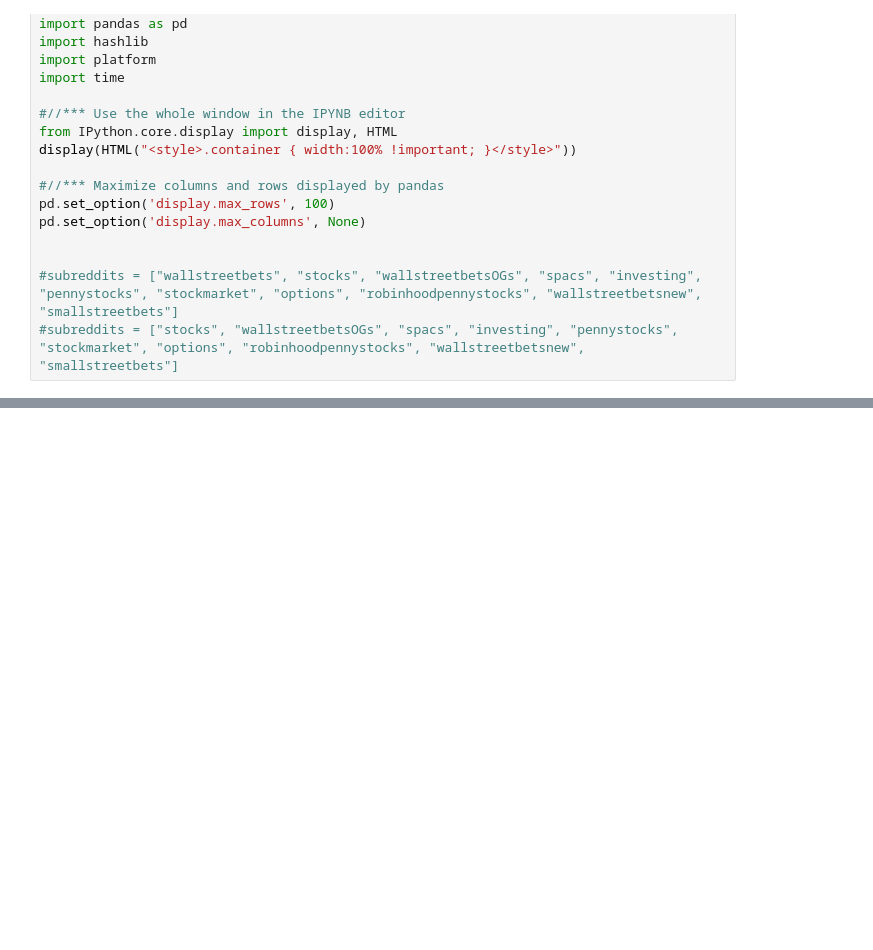
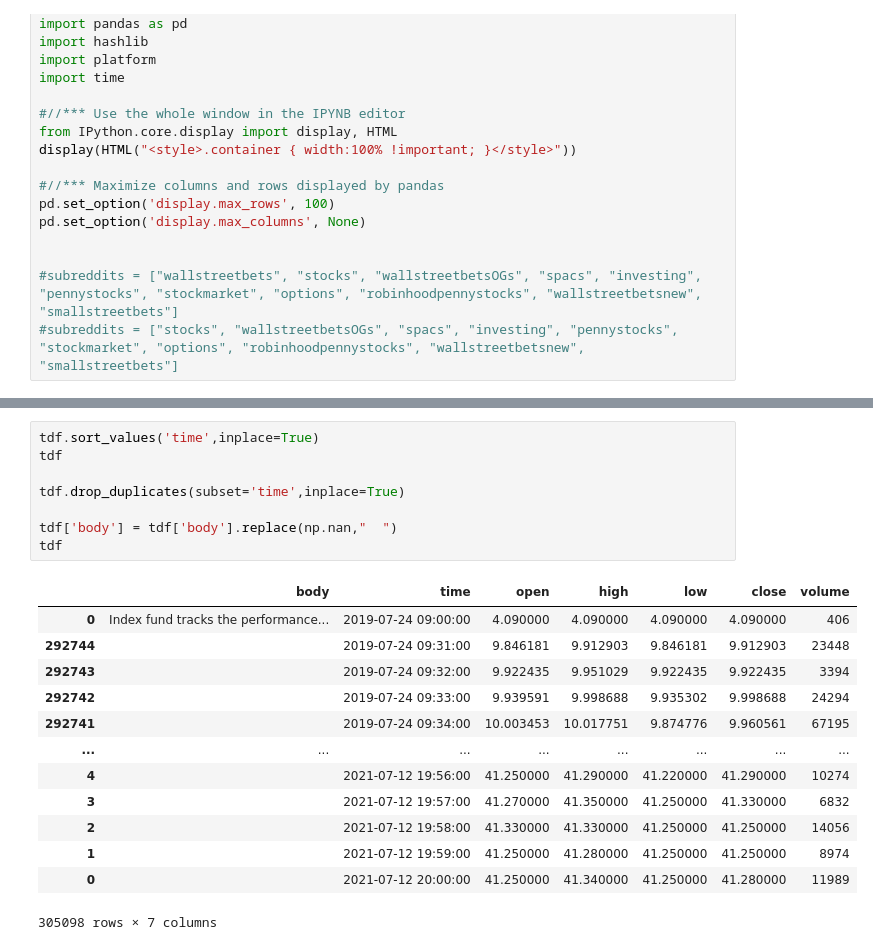
Before and after one commit to kstoneburner/DSC630_TermProject, a Jupyter notebook: Scratch_notebook_Kurt.ipynb, the cells around one changed output, grey strips where cells are left out. Drawn from its saved outputs; the diff is of its cells as text; blank space fills up the shorter version.

```diff
--- a/Scratch_notebook_Kurt.ipynb
+++ b/Scratch_notebook_Kurt.ipynb
@@ -78,0 +89,22 @@ print(df)
+# %%
+tdf.sort_values('time',inplace=True)
+tdf
+
+tdf.drop_duplicates(subset='time',inplace=True)
+
+tdf['body'] = tdf['body'].replace(np.nan,"  ")
+tdf
+# %% [output]
+|  | body | time | open | high | low | close | volume |
+| 0 | Index fund tracks the performance... | 2019-07-24 09:00:00 | 4.090000 | 4.090000 | 4.090000 | 4.090000 | 406 |
+| 292744 |  | 2019-07-24 09:31:00 | 9.846181 | 9.912903 | 9.846181 | 9.912903 | 23448 |
+| 292743 |  | 2019-07-24 09:32:00 | 9.922435 | 9.951029 | 9.922435 | 9.922435 | 3394 |
+| 292742 |  | 2019-07-24 09:33:00 | 9.939591 | 9.998688 | 9.935302 | 9.998688 | 24294 |
+| 292741 |  | 2019-07-24 09:34:00 | 10.003453 | 10.017751 | 9.874776 | 9.960561 | 67195 |
+| ... | ... | ... | ... | ... | ... | ... | ... |
+| 4 |  | 2021-07-12 19:56:00 | 41.250000 | 41.290000 | 41.220000 | 41.290000 | 10274 |
+| 3 |  | 2021-07-12 19:57:00 | 41.270000 | 41.350000 | 41.250000 | 41.330000 | 6832 |
+| 2 |  | 2021-07-12 19:58:00 | 41.330000 | 41.330000 | 41.250000 | 41.250000 | 14056 |
+| 1 |  | 2021-07-12 19:59:00 | 41.250000 | 41.280000 | 41.250000 | 41.250000 | 8974 |
+| 0 |  | 2021-07-12 20:00:00 | 41.250000 | 41.340000 | 41.250000 | 41.280000 | 11989 |
+305098 rows × 7 columns
```
Also changed, not shown: parts of 9 cells of this notebook, 7 other files.
